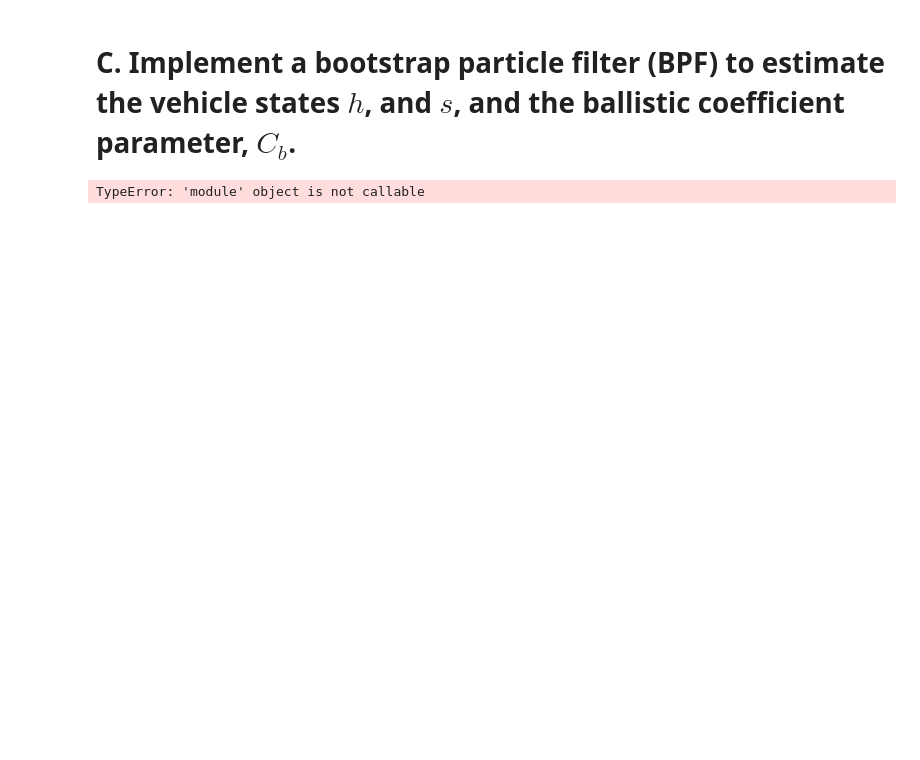
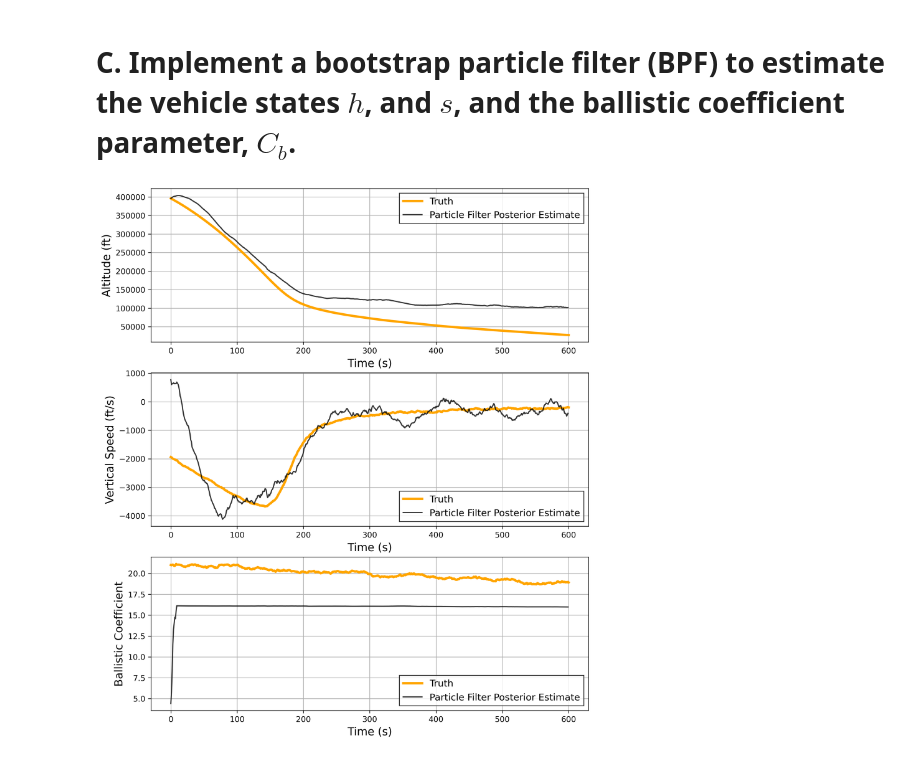
Before and after one commit to benlucke1/aem566, a Jupyter notebook: project5/aem566_project5_main.ipynb, the cells around one changed output. Cells and saved outputs as stored; diff of their text form; code cells hidden in the pictures; blank space fills up the shorter version.

Commit message:
add semi working particle filter

```diff
--- a/project5/aem566_project5_main.ipynb
+++ b/project5/aem566_project5_main.ipynb
@@ -354,4 +361,42 @@ posteriors = posteriors/np.sum(posteriors)
-# %%
-np.searchsorted(np.cumsum(posteriors), np.random(25))
-# %% [output]
-TypeError: 'module' object is not callable
+# %%
+N = 100
+pf_res = np.zeros((n, 3))
+for k, measurement in enumerate(measurements_vector):
+    if k == 0:
+        particles, weights = get_particles(x0, N)
+        pf_res[k] = x0
+        continue
+    prod_particles = bpf_predict(particles, Q)
+    weights_update = bpf_update(prod_particles, weights, measurement, R)
+    resampled_particles, resampled_weights = simple_resample(prod_particles, weights_update)
+    estimate_mean, estimate_variance = estimate_state(resampled_particles, resampled_weights)
+    particles = resampled_particles
+    weights = resampled_weights
+    pf_res[k-1] = estimate_mean
+# %%
+fig, (ax1, ax2, ax3) = plt.subplots(
+    dpi=300, figsize=(10, 12), nrows=3, ncols=1, sharex=False
+)
+ax1.plot(df["hk"], c="orange", linestyle="-", lw=3, label="Truth")
+ax1.plot(pf_res[:, 0], c="black", linestyle="-", alpha=0.8, label="Particle Filter Posterior Estimate")
+ax1.grid()
+leg = ax1.legend(fancybox=False, fontsize=12)
+ax1.set_xlabel("Time (s)", fontsize=14)
+ax1.set_ylabel("Altitude (ft)", fontsize=14)
+
+ax2.plot(df["sk"], c="orange", linestyle="-", lw=3, label="Truth")
+ax2.plot(pf_res[:, 1], c="black", linestyle="-", alpha=0.8, label="Particle Filter Posterior Estimate")
+ax2.grid()
+leg = ax2.legend(fancybox=False, fontsize=12)
+ax2.set_xlabel("Time (s)", fontsize=14)
+ax2.set_ylabel("Vertical Speed (ft/s)", fontsize=14)
+
+ax3.plot(df["cbk"], c="orange", linestyle="-", lw=3, label="Truth")
+ax3.plot(pf_res[:, 2], c="black", linestyle="-", alpha=0.8, label="Particle Filter Posterior Estimate")
+ax3.grid()
+leg = ax3.legend(fancybox=False, fontsize=12)
+ax3.set_xlabel("Time (s)", fontsize=14)
+ax3.set_ylabel("Ballistic Coefficient", fontsize=14)
+plt.show()
+# %% [output]
+[figure, added]
```
Also changed, not shown: parts of 5 cells of this notebook.
